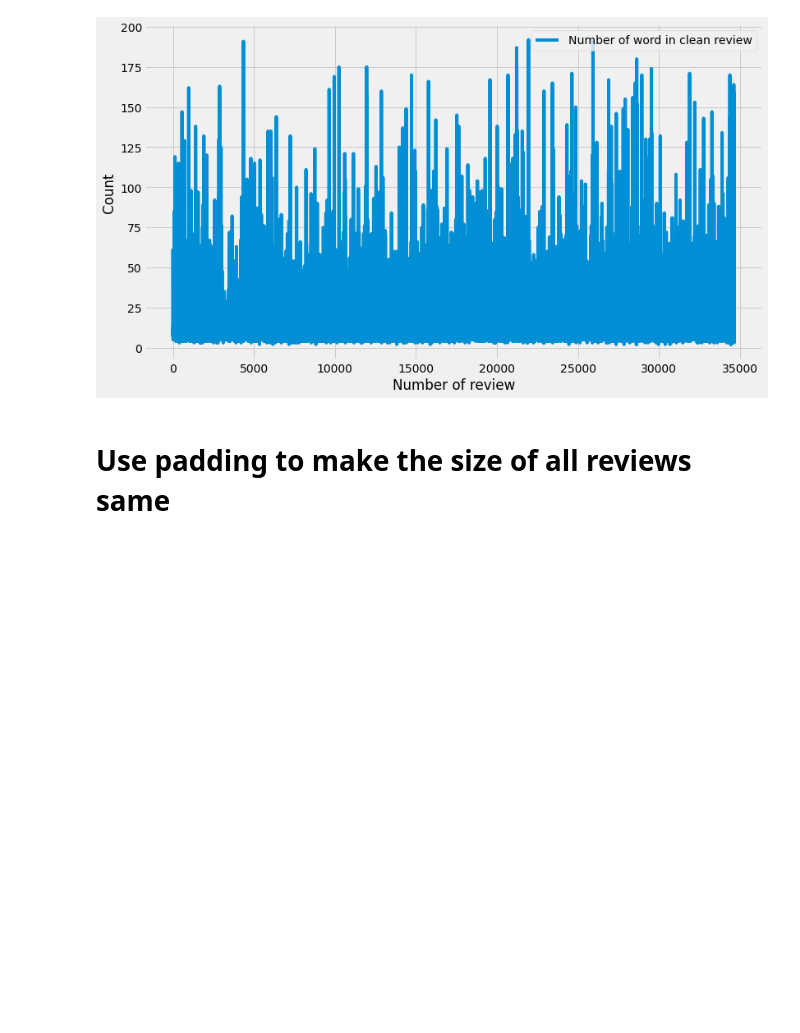
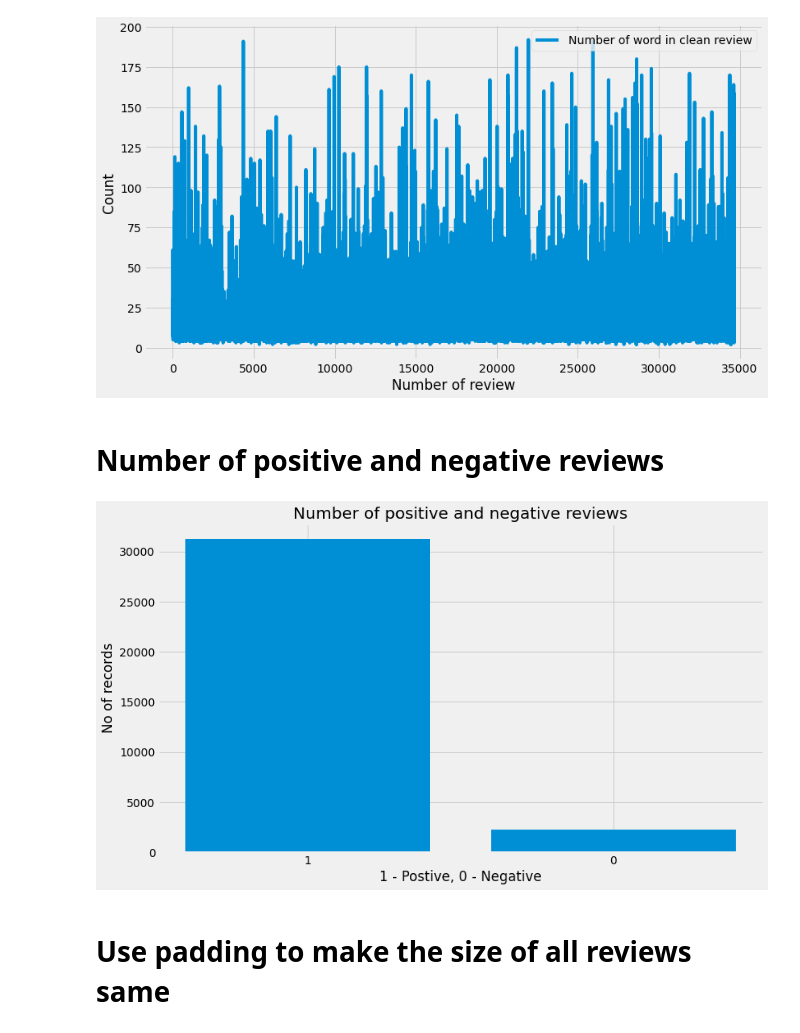
Before and after one commit to yash0307jain/sentiment-analysis, a Jupyter notebook: sentiment_analysis_lstm.ipynb, the cells around one changed output. Drawn from its saved outputs; the diff is of its cells as text; code cells hidden in the pictures; blank space fills up the shorter version.

```diff
--- a/sentiment_analysis_lstm.ipynb
+++ b/sentiment_analysis_lstm.ipynb
@@ -342,6 +329,17 @@ df.shape
 plot_count(df, 'clean_word_count', 'Number of word in clean review')
 # %% [output]
 [figure]
+# %% [markdown]
+# Number of positive and negative reviews
+# %%
+plt.figure(figsize=(12,7))
+plt.bar(list(map(str, df['sentiment'].value_counts().index)), df['sentiment'].value_counts().values)
+plt.title('Number of positive and negative reviews')
+plt.xlabel('1 - Postive, 0 - Negative')
+plt.ylabel('No of records')
+plt.show()
+# %% [output]
+[figure, added]
 # %% [markdown]
 # Use padding to make the size of all reviews same
 # %%
```
Also changed, not shown: parts of 14 cells of this notebook.
